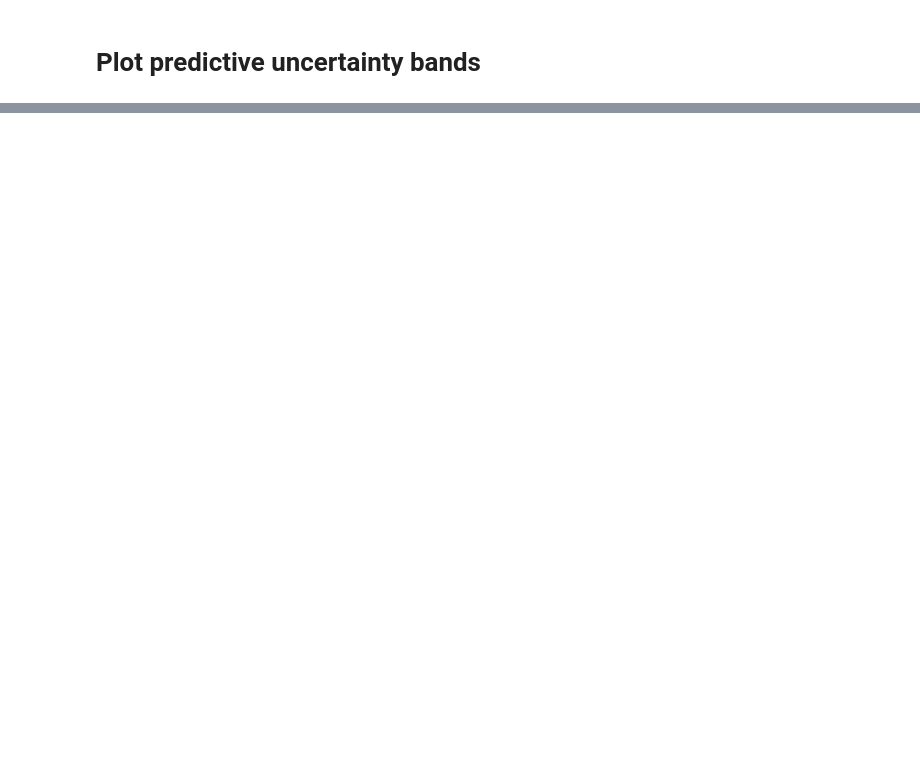
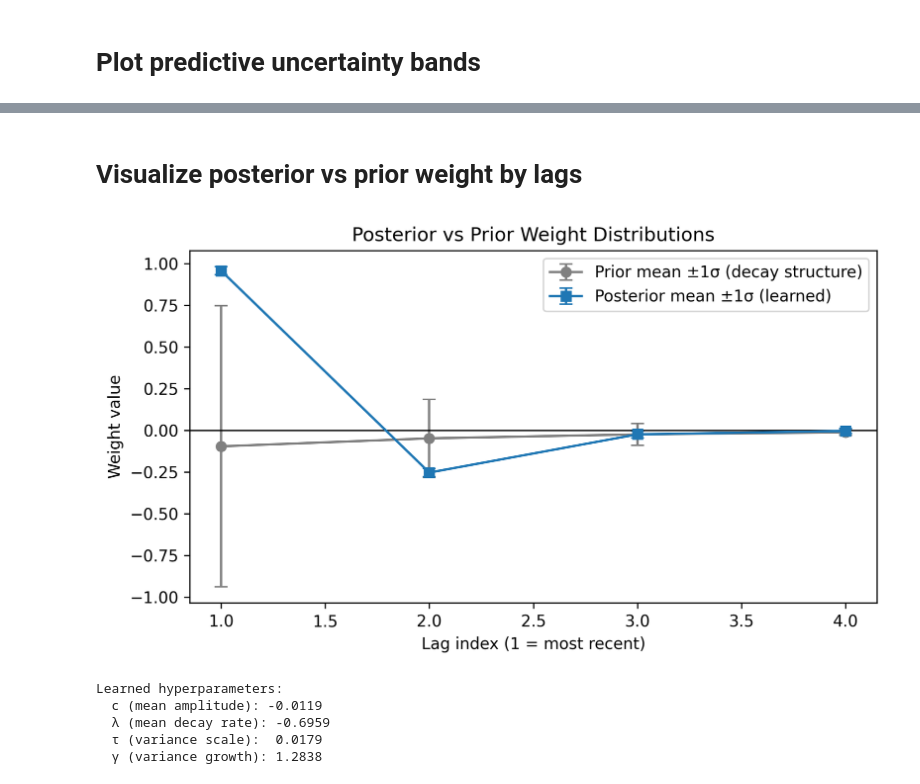
Before and after one commit to LiYuan199701/TimeSeries, a Jupyter notebook: Two_Level_Variational_Bayesian_Single_Perceptron_model.ipynb, the cells around one changed output, grey strips where cells are left out. Cells and saved outputs as stored; diff of their text form; code cells hidden in the pictures; blank space fills up the shorter version.

```diff
--- a/Two_Level_Variational_Bayesian_Single_Perceptron_model.ipynb
+++ b/Two_Level_Variational_Bayesian_Single_Perceptron_model.ipynb
@@ -358,0 +371,51 @@ print(f"✅ Test MSE (Two-Level Model): {mse_two:.4f}")
+# %% [markdown]
+# Visualize posterior vs prior weight by lags
+# %%
+import matplotlib.pyplot as plt
+import numpy as np
+import torch
+
+# ==========================================================
+# 1) Extract posterior and prior statistics
+# ==========================================================
+with torch.no_grad():
+    mu_q = model.m_w.cpu().numpy()
+    sigma_q = torch.exp(model.log_s_w).cpu().numpy()
+    mu_p, sigma_p = model.prior_mean_var()
+    mu_p = mu_p.cpu().numpy()
+    sigma_p = sigma_p.cpu().numpy()
+
+d = len(mu_q)
+lags = np.arange(1, d + 1)
+
+# ==========================================================
+# 2) Plot posterior mean ±1σ vs prior mean ±1σ
+# ==========================================================
+plt.figure(figsize=(7,4))
+plt.errorbar(lags, mu_p, yerr=sigma_p, fmt='o-', color='gray', capsize=4,
+             label='Prior mean ±1σ (decay structure)')
+plt.errorbar(lags, mu_q, yerr=sigma_q, fmt='s-', color='C0', capsize=4,
+             label='Posterior mean ±1σ (learned)')
+plt.axhline(0, color='black', linewidth=0.8)
+plt.xlabel("Lag index (1 = most recent)")
+plt.ylabel("Weight value")
+plt.title("Posterior vs Prior Weight Distributions")
+plt.legend()
+plt.tight_layout()
+plt.show()
+
+# ==========================================================
+# 3) Optional: visualize parameterized prior shape
+# ==========================================================
+print(f"Learned hyperparameters:")
+print(f"  c (mean amplitude): {model.c.item():.4f}")
+print(f"  λ (mean decay rate): {model.lam.item():.4f}")
+print(f"  τ (variance scale):  {model.tau.item():.4f}")
+print(f"  γ (variance growth): {model.gamma.item():.4f}")
+# %% [output]
+[figure, added]
+Learned hyperparameters:
+  c (mean amplitude): -0.0119
+  λ (mean decay rate): -0.6959
+  τ (variance scale):  0.0179
+  γ (variance growth): 1.2838
```
Also changed, not shown: parts of 4 cells of this notebook.
